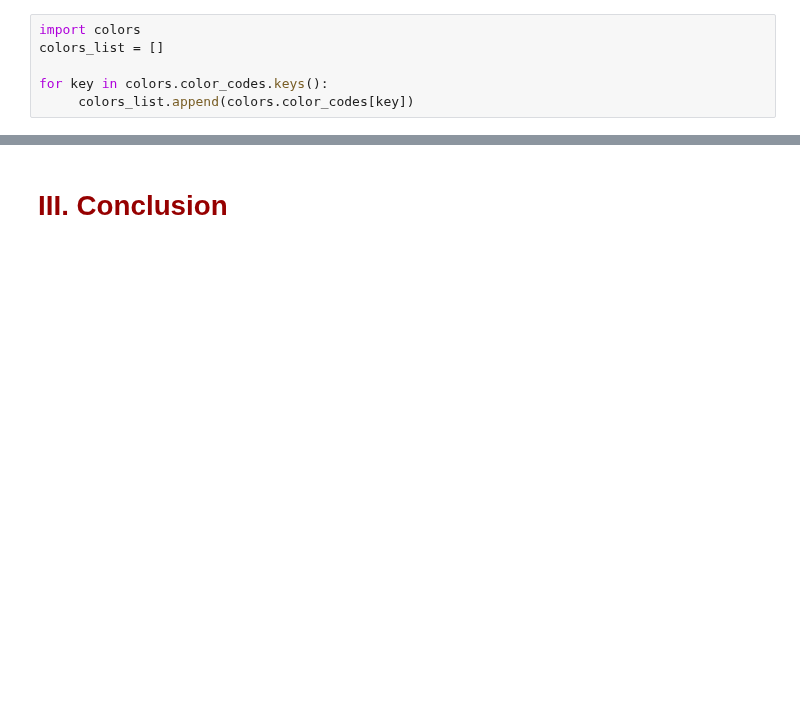
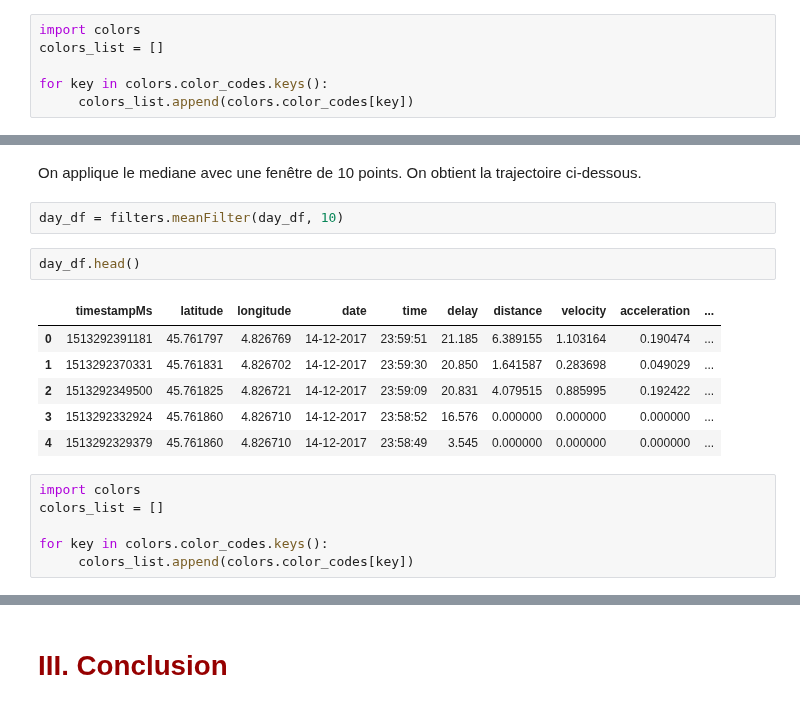
Before and after one commit to AmigoCap/GPSFlow, a Jupyter notebook: 4-StayPoint.ipynb, the cells around one changed output, grey strips where cells are left out. Drawn from its saved outputs; the diff is of its cells as text; blank space fills up the shorter version.

```diff
--- a/4-StayPoint.ipynb
+++ b/4-StayPoint.ipynb
@@ -59,0 +86,19 @@ for key in colors.color_codes.keys():
+# %% [markdown]
+On applique le mediane avec une fenêtre de 10 points. On obtient la trajectoire ci-dessous.
+# %%
+day_df = filters.meanFilter(day_df, 10)
+# %%
+day_df.head()
+# %% [output]
+|  | timestampMs | latitude | longitude | date | time | delay | distance | velocity | acceleration | ... |
+| 0 | 1513292391181 | 45.761797 | 4.826769 | 14-12-2017 | 23:59:51 | 21.185 | 6.389155 | 1.103164 | 0.190474 | ... |
+| 1 | 1513292370331 | 45.761831 | 4.826702 | 14-12-2017 | 23:59:30 | 20.850 | 1.641587 | 0.283698 | 0.049029 | ... |
+| 2 | 1513292349500 | 45.761825 | 4.826721 | 14-12-2017 | 23:59:09 | 20.831 | 4.079515 | 0.885995 | 0.192422 | ... |
+| 3 | 1513292332924 | 45.761860 | 4.826710 | 14-12-2017 | 23:58:52 | 16.576 | 0.000000 | 0.000000 | 0.000000 | ... |
+| 4 | 1513292329379 | 45.761860 | 4.826710 | 14-12-2017 | 23:58:49 | 3.545 | 0.000000 | 0.000000 | 0.000000 | ... |
+# %%
+import colors
+colors_list = []
+
+for key in colors.color_codes.keys():
+     colors_list.append(colors.color_codes[key])
```
Also changed, not shown: parts of 23 cells of this notebook, 1 other file.
